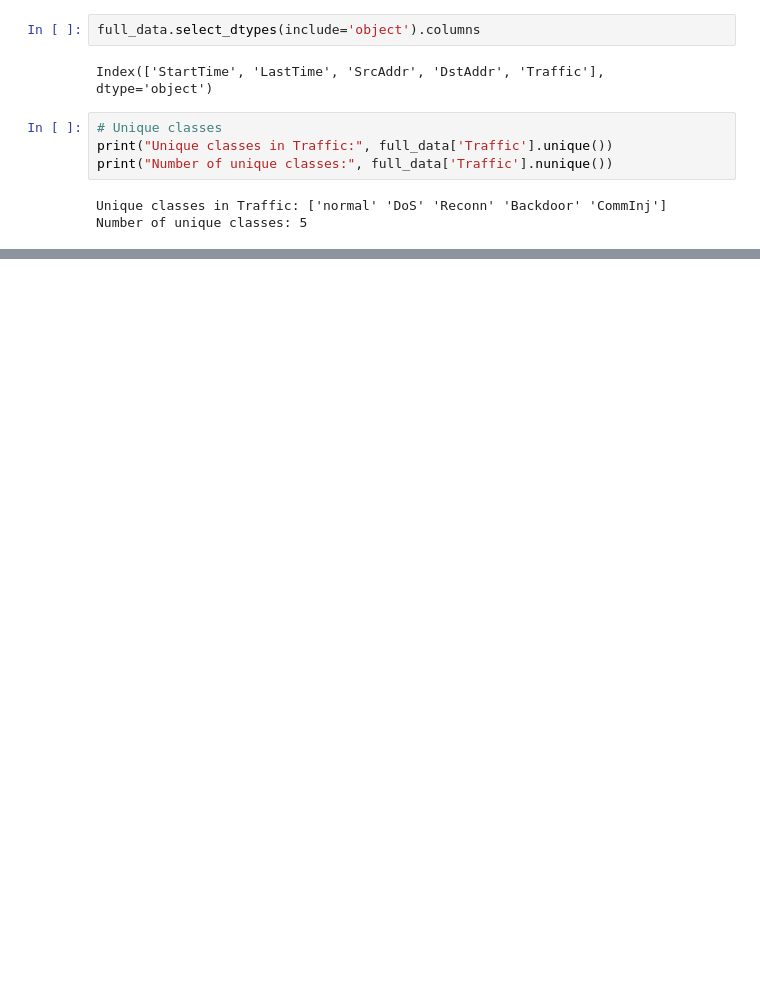
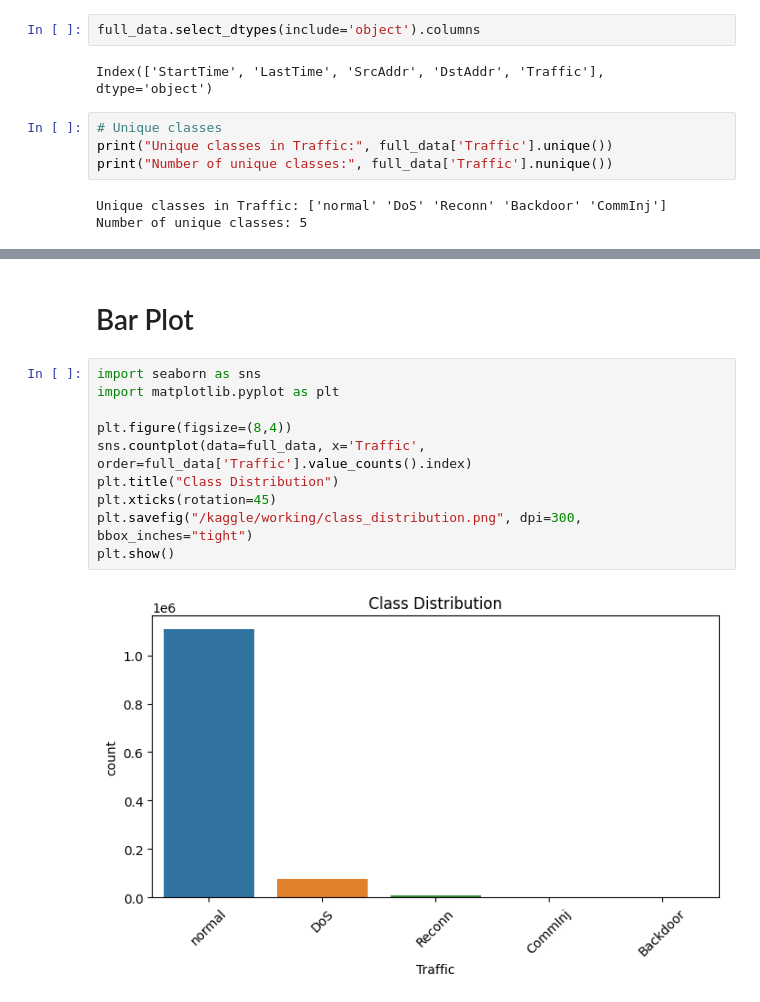
Before and after one commit to ShabbirMinhas/Tools_and_Techniques_Course_Project_Anomaly_Detection, a Jupyter notebook: tools-and-techniques-term-project (1).ipynb, the cells around one changed output, grey strips where cells are left out. Drawn from its saved outputs; the diff is of its cells as text; blank space fills up the shorter version.

```diff
--- a/tools-and-techniques-term-project (1).ipynb
+++ b/tools-and-techniques-term-project (1).ipynb
@@ -214,0 +389,14 @@ dtype: int64
+# %% [markdown]
+# Bar Plot
+# %%
+import seaborn as sns
+import matplotlib.pyplot as plt
+
+plt.figure(figsize=(8,4))
+sns.countplot(data=full_data, x='Traffic', order=full_data['Traffic'].value_counts().index)
+plt.title("Class Distribution")
+plt.xticks(rotation=45)
+plt.savefig("/kaggle/working/class_distribution.png", dpi=300, bbox_inches="tight")
+plt.show()
+# %% [output]
+[figure, added]
```
Also changed, not shown: parts of 106 cells of this notebook, 1 other file.
